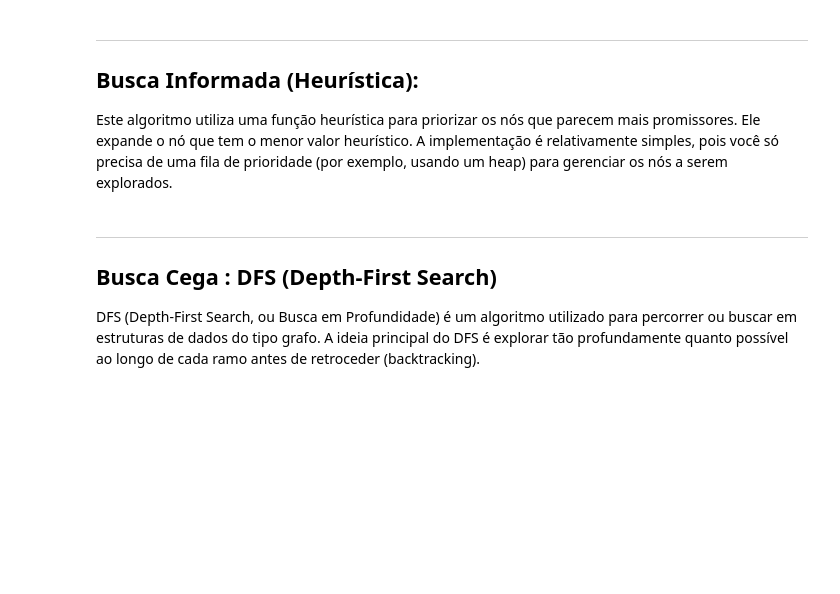
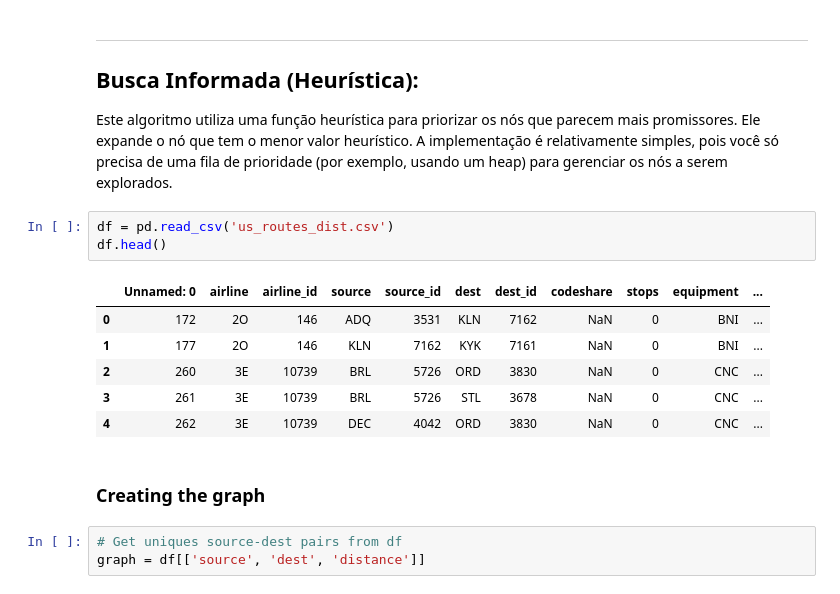
Before and after one commit to Muramatsu2602/SCC0230-heuristic-search, a Jupyter notebook: hsearch.ipynb, the cells around one changed output. Drawn from its saved outputs; the diff is of its cells as text; blank space fills up the shorter version.

```diff
--- a/hsearch.ipynb
+++ b/hsearch.ipynb
@@ -359,9 +525,18 @@ Nó PKA: Conexões para ['BET']
 ## Busca Informada (Heurística):
 
 Este algoritmo utiliza uma função heurística para priorizar os nós que parecem mais promissores. Ele expande o nó que tem o menor valor heurístico. A implementação é relativamente simples, pois você só precisa de uma fila de prioridade (por exemplo, usando um heap) para gerenciar os nós a serem explorados.
-# %% [markdown]
----
-
-## Busca Cega : DFS (Depth-First Search)
-
-DFS (Depth-First Search, ou Busca em Profundidade) é um algoritmo utilizado para percorrer ou buscar em estruturas de dados do tipo grafo. A ideia principal do DFS é explorar tão profundamente quanto possível ao longo de cada ramo antes de retroceder (backtracking).
+# %%
+df = pd.read_csv('us_routes_dist.csv')
+df.head()
+# %% [output]
+|  | Unnamed: 0 | airline | airline_id | source | source_id | dest | dest_id | codeshare | stops | equipment | ... |
+| 0 | 172 | 2O | 146 | ADQ | 3531 | KLN | 7162 | NaN | 0 | BNI | ... |
+| 1 | 177 | 2O | 146 | KLN | 7162 | KYK | 7161 | NaN | 0 | BNI | ... |
+| 2 | 260 | 3E | 10739 | BRL | 5726 | ORD | 3830 | NaN | 0 | CNC | ... |
+| 3 | 261 | 3E | 10739 | BRL | 5726 | STL | 3678 | NaN | 0 | CNC | ... |
+| 4 | 262 | 3E | 10739 | DEC | 4042 | ORD | 3830 | NaN | 0 | CNC | ... |
+# %% [markdown]
+### Creating the graph
+# %%
+# Get uniques source-dest pairs from df
+graph = df[['source', 'dest', 'distance']]
```
Also changed, not shown: parts of 32 cells of this notebook, 1 other file.
